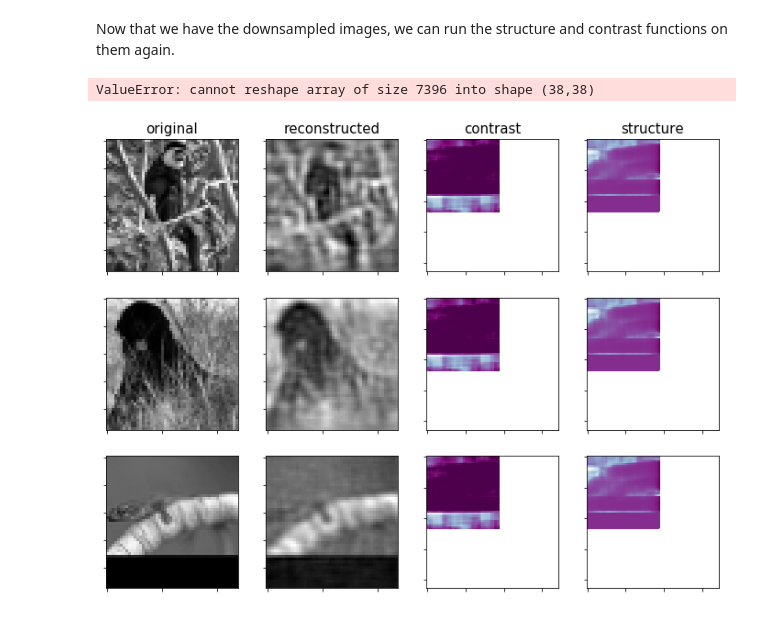
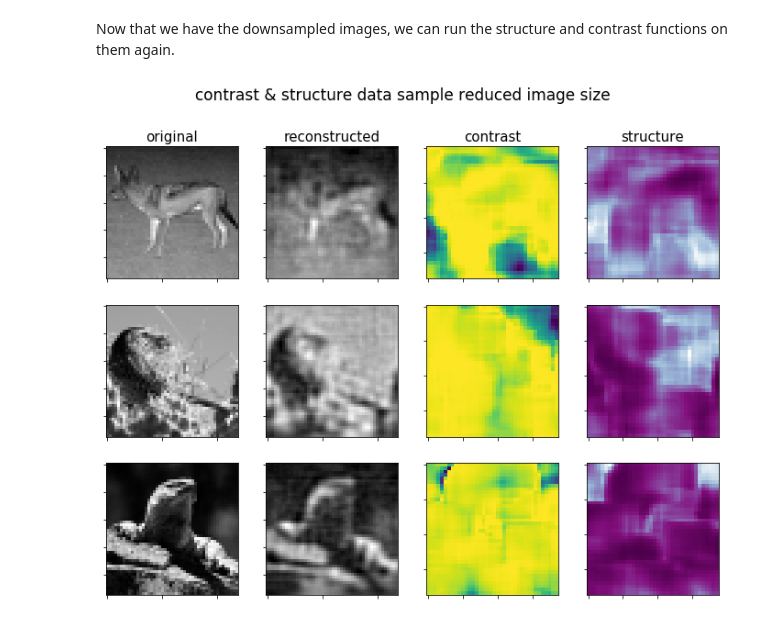
Before and after one commit to michaelneuder/image_quality_analysis, a Jupyter notebook: bin/calculations/ms_ssim/MS_SSIM.ipynb, the cells around one changed output. Cells and saved outputs as stored; diff of their text form; code cells hidden in the pictures.

```diff
--- a/bin/calculations/ms_ssim/MS_SSIM.ipynb
+++ b/bin/calculations/ms_ssim/MS_SSIM.ipynb
@@ -99,28 +99,28 @@ def image_contrast(orig_im, recon_im):
     gets the contrast for each patch of a set of images.
     '''
     contrast_res = []
-    number_windows = image_dim - filter_dim + 1
+    number_windows = orig_im.shape[0] - filter_dim + 1
     for i in range(number_windows):
         for j in range(number_windows):
             orig_window = orig_im[i:i+11, j:j+11]
             recon_window = recon_im[i:i+11, j:j+11]
             temp = calculate_contrast(orig_window, recon_window)
             contrast_res.append(temp)
-    return np.reshape(contrast_res, (result_dim, result_dim))
+    return np.reshape(contrast_res, (number_windows, number_windows))
 
 def image_structure(orig_im, recon_im):
     '''
     gets the structure for each patch of a set of images.
     '''
     structure_res = []
-    number_windows = image_dim - filter_dim + 1
+    number_windows = orig_im.shape[0] - filter_dim + 1
     for i in range(number_windows):
         for j in range(number_windows):
             orig_window = orig_im[i:i+11, j:j+11]
             recon_window = recon_im[i:i+11, j:j+11]
             temp = calculate_structure(orig_window, recon_window)
             structure_res.append(temp)
-    return np.reshape(structure_res, (result_dim, result_dim))
+    return np.reshape(structure_res, (number_windows, number_windows))
 # %% [markdown]
 Lets test these functions on a couple images and see how they look.
 # %%
@@ -140,7 +140,7 @@ f, axarr = plt.subplots(nrows=3,ncols=4, figsize=(12,9))
 for i in range(3):
     axarr[i,0].imshow(orig_500[indeces[i],:,:], cmap='gray')
     axarr[i,1].imshow(recon_500[indeces[i],:,:], cmap='gray')
-    axarr[i,2].imshow(contrast_res[i,:,:], cmap='BuPu')
+    axarr[i,2].imshow(contrast_res[i,:,:], cmap='viridis')
     axarr[i,3].imshow(structure_res[i,:,:], cmap='BuPu')
 
 axarr[0,0].set_title('original', size=15)
@@ -153,6 +153,6 @@ for ax_row in axarr:
         ax.set_yticklabels([])
 
 f.suptitle('contrast & structure data sample', size=17)
-# plt.savefig('contrast_structure_data_sample.png')
+plt.savefig('contrast_structure_data_sample.png')
 plt.show()
 # %% [output]
@@ -167,10 +165,10 @@ pool_size = 2
 # %%
-def down_sample(orig_im, recon_im):
+def down_sample(orig_im, recon_im, pool_size):
     '''
-    down samples image by a factor of 2
+    down samples image by a factor of pool_size
     '''
     reduce_im_orig, reduce_im_recon = [], []
-    number_pools = int(image_dim / pool_size)
+    number_pools = int(orig_im.shape[0] / pool_size)
     for i in range(number_pools):
         for j in range(number_pools):
             orig_pool = orig_im[i*pool_size:i*pool_size+pool_size, j*pool_size:j*pool_size+pool_size]
@@ -179,16 +177,17 @@ def down_sample(orig_im, recon_im):
             reduce_im_orig.append(temp_orig)
             reduce_im_recon.append(temp_recon)
 
-    return np.reshape(reduce_im_orig, (48,48)), np.reshape(reduce_im_recon, (48,48))
+    return np.reshape(reduce_im_orig, (number_pools,number_pools)), np.reshape(reduce_im_recon, (number_pools,number_pools))
 # %%
 down_sample_res = []
 indeces = []
+pool_size = 2
 for ii in range(3):
     index = np.random.randint(140)
     indeces.append(index)
     temp_im_orig = orig_500[index,:,:]
     temp_im_recon = recon_500[index,:,:]
-    down_sample_res.append(down_sample(temp_im_orig, temp_im_recon))
+    down_sample_res.append(down_sample(temp_im_orig, temp_im_recon, pool_size))
 down_sample_res = np.asarray(down_sample_res)
 # %%
 down_sample_res.shape
@@ -201,33 +198,22 @@ result_dim = 38
-# %%
-contrast_res, structure_res = [], []
-for ii in range(3):
-    temp_im_orig = down_sample_res[i,0,:,:]
-    temp_im_recon = down_sample_res[i,1,:,:]
-    contrast_res.append(image_contrast(temp_im_orig, temp_im_recon))
-    structure_res.append(image_structure(temp_im_orig, temp_im_recon))
-contrast_res = np.asarray(contrast_res)
-structure_res = np.asarray(structure_res)
-# %% [output]
-ValueError: cannot reshape array of size 7396 into shape (38,38)
 # %%
 f, axarr = plt.subplots(nrows=3,ncols=4, figsize=(12,9))
 for i in range(3):
     axarr[i,0].imshow(down_sample_res[i,0,:,:], cmap='gray')
     axarr[i,1].imshow(down_sample_res[i,1,:,:], cmap='gray')
-    axarr[i,2].imshow(contrast_res[i,:,:], cmap='BuPu')
-    axarr[i,3].imshow(structure_res[i,:,:], cmap='BuPu')
+    axarr[i,2].imshow(image_contrast(down_sample_res[i,0,:,:], down_sample_res[i,1,:,:]), cmap='viridis')
+    axarr[i,3].imshow(image_structure(down_sample_res[i,0,:,:], down_sample_res[i,1,:,:]), cmap='BuPu')
 
 axarr[0,0].set_title('original', size=15)
 axarr[0,1].set_title('reconstructed', size=15)
 axarr[0,2].set_title('contrast', size=15)
 axarr[0,3].set_title('structure', size=15)
 for ax_row in axarr:
     for ax in ax_row:
         ax.set_xticklabels([])
         ax.set_yticklabels([])
 
-# f.suptitle('contrast & structure data sample', size=17)
-# plt.savefig('contrast_structure_data_sample.png')
+f.suptitle('contrast & structure data sample reduced image size', size=17)
+plt.savefig('contrast_structure_data_sample_red1.png')
 plt.show()
 # %% [output]
-[figure, old version]
+[figure, new version]
```
Also changed, not shown: parts of 6 cells of this notebook, 4 other files.
